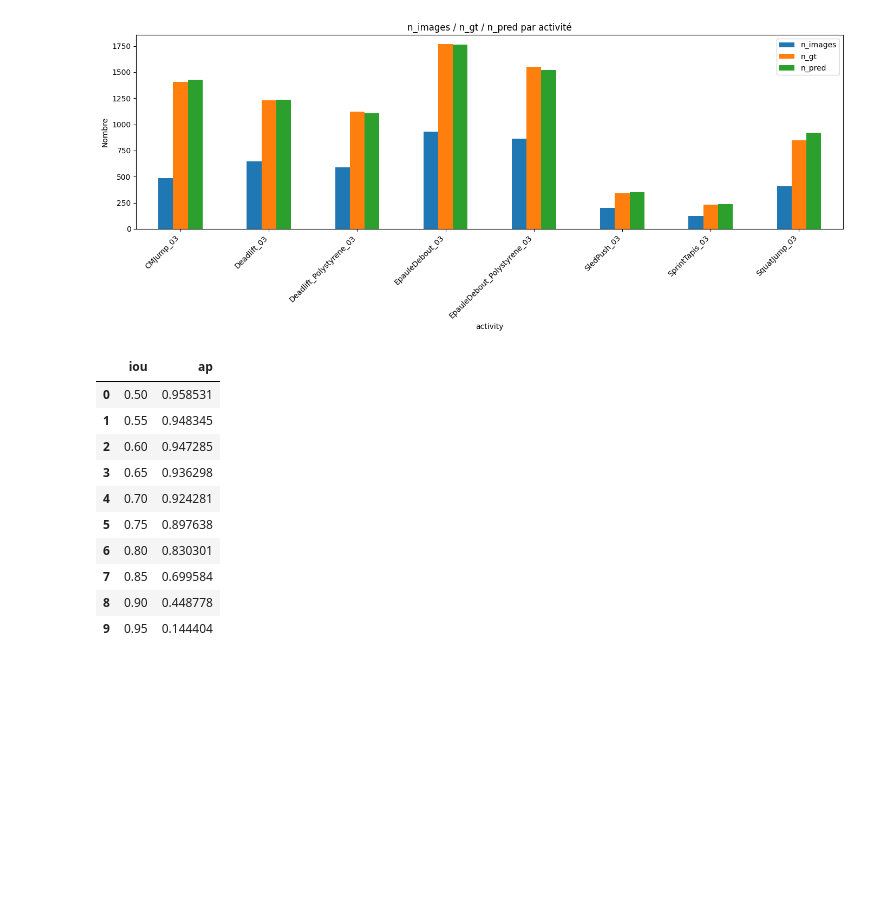
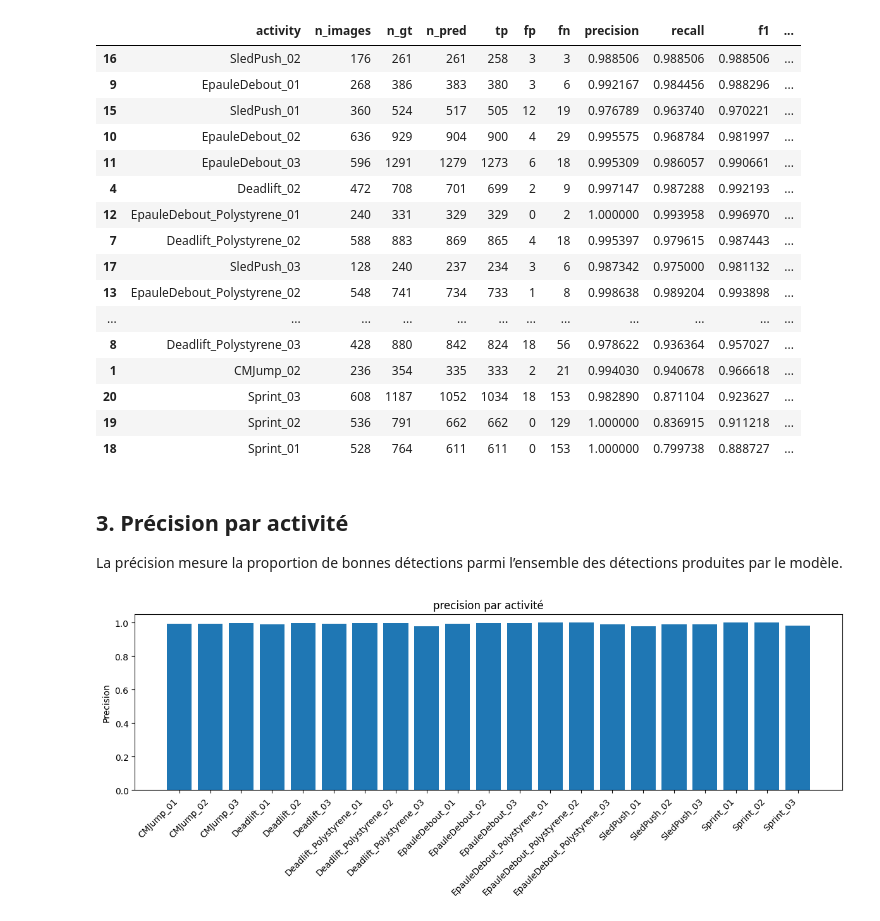
Before and after one commit to ZakariaAllouche1/MVPMPose, a Jupyter notebook: eval_detection.ipynb, the cells around one changed output. Cells and saved outputs as stored; diff of their text form; code cells hidden in the pictures; blank space fills up the shorter version.

```diff
--- a/eval_detection.ipynb
+++ b/eval_detection.ipynb
@@ -96,28 +120,38 @@ plt.show()
+# %%
+summary_sorted_map = summary.sort_values("map50_95", ascending=False)
+display(summary_sorted_map)
+# %% [output]
+|  | activity | n_images | n_gt | n_pred | tp | fp | fn | precision | recall | f1 | ... |
+| 16 | SledPush_02 | 176 | 261 | 261 | 258 | 3 | 3 | 0.988506 | 0.988506 | 0.988506 | ... |
+| 9 | EpauleDebout_01 | 268 | 386 | 383 | 380 | 3 | 6 | 0.992167 | 0.984456 | 0.988296 | ... |
+| 15 | SledPush_01 | 360 | 524 | 517 | 505 | 12 | 19 | 0.976789 | 0.963740 | 0.970221 | ... |
+| 10 | EpauleDebout_02 | 636 | 929 | 904 | 900 | 4 | 29 | 0.995575 | 0.968784 | 0.981997 | ... |
+| 11 | EpauleDebout_03 | 596 | 1291 | 1279 | 1273 | 6 | 18 | 0.995309 | 0.986057 | 0.990661 | ... |
+| 4 | Deadlift_02 | 472 | 708 | 701 | 699 | 2 | 9 | 0.997147 | 0.987288 | 0.992193 | ... |
+| 12 | EpauleDebout_Polystyrene_01 | 240 | 331 | 329 | 329 | 0 | 2 | 1.000000 | 0.993958 | 0.996970 | ... |
+| 7 | Deadlift_Polystyrene_02 | 588 | 883 | 869 | 865 | 4 | 18 | 0.995397 | 0.979615 | 0.987443 | ... |
+| 17 | SledPush_03 | 128 | 240 | 237 | 234 | 3 | 6 | 0.987342 | 0.975000 | 0.981132 | ... |
+| 13 | EpauleDebout_Polystyrene_02 | 548 | 741 | 734 | 733 | 1 | 8 | 0.998638 | 0.989204 | 0.993898 | ... |
+| ... | ... | ... | ... | ... | ... | ... | ... | ... | ... | ... | ... |
+| 8 | Deadlift_Polystyrene_03 | 428 | 880 | 842 | 824 | 18 | 56 | 0.978622 | 0.936364 | 0.957027 | ... |
+| 1 | CMJump_02 | 236 | 354 | 335 | 333 | 2 | 21 | 0.994030 | 0.940678 | 0.966618 | ... |
+| 20 | Sprint_03 | 608 | 1187 | 1052 | 1034 | 18 | 153 | 0.982890 | 0.871104 | 0.923627 | ... |
+| 19 | Sprint_02 | 536 | 791 | 662 | 662 | 0 | 129 | 1.000000 | 0.836915 | 0.911218 | ... |
+| 18 | Sprint_01 | 528 | 764 | 611 | 611 | 0 | 153 | 1.000000 | 0.799738 | 0.888727 | ... |
 # %%
-# n_images / n_gt / n_pred par activité
-ax = summary.set_index("activity")[["n_images", "n_gt", "n_pred"]].plot(kind="bar", figsize=(14, 6))
-ax.set_title("n_images / n_gt / n_pred par activité")
-ax.set_ylabel("Nombre")
-plt.xticks(rotation=45, ha="right")
-plt.tight_layout()
-plt.show()
+def plot_metric(metric, ylabel=None, figsize=(12, 5)):
+    plt.figure(figsize=figsize)
+    plt.bar(summary["activity"], summary[metric])
+    plt.title(f"{metric} par activité")
+    plt.ylabel(ylabel if ylabel else metric)
+    plt.xticks(rotation=45, ha="right")
+    plt.tight_layout()
+    plt.show()
-# %% [output]
-[figure, removed]
+# %% [markdown]
+## 3. Précision par activité
+
+La précision mesure la proportion de bonnes détections parmi l’ensemble des détections produites par le modèle.
 # %%
-if global_ap_csv.exists():
-    global_ap = pd.read_csv(global_ap_csv)
-    display(global_ap)
-else:
-    raise FileNotFoundError(f"Fichier introuvable: {global_ap_csv}")
+plot_metric("precision", ylabel="Precision")
 # %% [output]
-|  | iou | ap |
-| 0 | 0.50 | 0.958531 |
-| 1 | 0.55 | 0.948345 |
-| 2 | 0.60 | 0.947285 |
-| 3 | 0.65 | 0.936298 |
-| 4 | 0.70 | 0.924281 |
-| 5 | 0.75 | 0.897638 |
-| 6 | 0.80 | 0.830301 |
-| 7 | 0.85 | 0.699584 |
-| 8 | 0.90 | 0.448778 |
-| 9 | 0.95 | 0.144404 |
+[figure, added]
```
Also changed, not shown: parts of 32 cells of this notebook.
